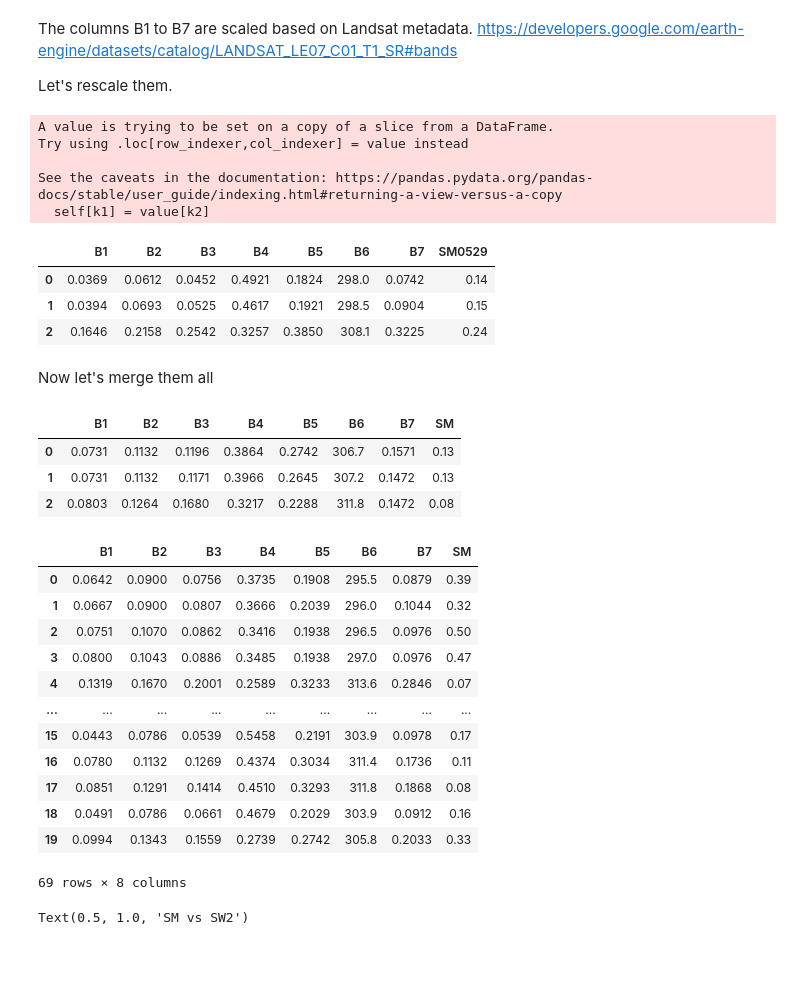
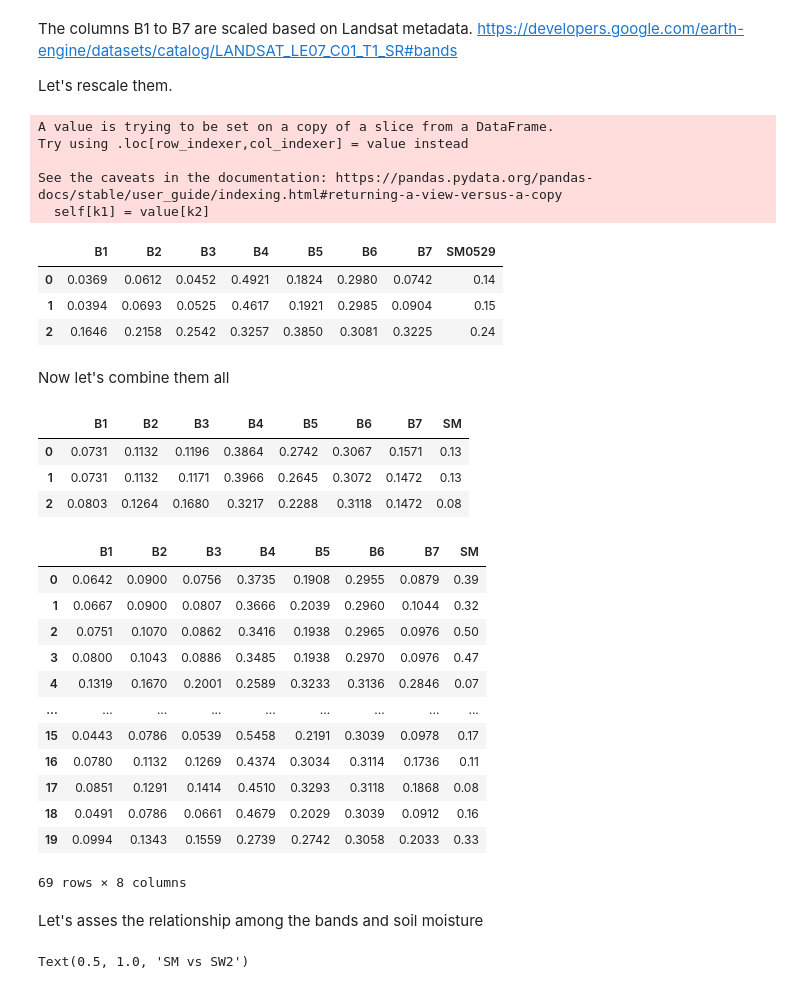
Before and after one commit to diviningwater/Machine-Learning-Applications-in-Remote-Sensing-Data, a Jupyter notebook: DSAW Application 1 Step 2.ipynb, the cells around one changed output. Cells and saved outputs as stored; diff of their text form; code cells hidden in the pictures; blank space fills up the shorter version.

```diff
--- a/DSAW Application 1 Step 2.ipynb
+++ b/DSAW Application 1 Step 2.ipynb
@@ -72,30 +72,30 @@ The columns B1 to B7 are scaled based on Landsat metadata. https://developers.go
 Let's rescale them.
 # %%
 landsat7_may_13_sm_pixels[['B1','B2','B3','B4','B5','B7']] =landsat7_may_13_sm_pixels[['B1','B2','B3','B4','B5','B7']].multiply(0.0001, axis="index")
-landsat7_may_13_sm_pixels[['B6']] =landsat7_may_13_sm_pixels[['B6']].multiply(0.1, axis="index")
+landsat7_may_13_sm_pixels[['B6']] =landsat7_may_13_sm_pixels[['B6']].multiply(0.0001, axis="index")
 
 landsat7_may_29_sm_pixels[['B1','B2','B3','B4','B5','B7']] =landsat7_may_29_sm_pixels[['B1','B2','B3','B4','B5','B7']].multiply(0.0001, axis="index")
-landsat7_may_29_sm_pixels[['B6']] =landsat7_may_29_sm_pixels[['B6']].multiply(0.1, axis="index")
+landsat7_may_29_sm_pixels[['B6']] =landsat7_may_29_sm_pixels[['B6']].multiply(0.0001, axis="index")
 
 landsat7_jun_14_sm_pixels[['B1','B2','B3','B4','B5','B7']] =landsat7_jun_14_sm_pixels[['B1','B2','B3','B4','B5','B7']].multiply(0.0001, axis="index")
-landsat7_jun_14_sm_pixels[['B6']] =landsat7_jun_14_sm_pixels[['B6']].multiply(0.1, axis="index")
+landsat7_jun_14_sm_pixels[['B6']] =landsat7_jun_14_sm_pixels[['B6']].multiply(0.0001, axis="index")
 
 landsat7_jun_30_sm_pixels[['B1','B2','B3','B4','B5','B7']] =landsat7_jun_30_sm_pixels[['B1','B2','B3','B4','B5','B7']].multiply(0.0001, axis="index")
-landsat7_jun_30_sm_pixels[['B6']] =landsat7_jun_30_sm_pixels[['B6']].multiply(0.1, axis="index")
+landsat7_jun_30_sm_pixels[['B6']] =landsat7_jun_30_sm_pixels[['B6']].multiply(0.0001, axis="index")
 
 landsat7_may_29_sm_pixels.head(3)
 # %% [output]
 A value is trying to be set on a copy of a slice from a DataFrame.
 Try using .loc[row_indexer,col_indexer] = value instead
 
 See the caveats in the documentation: https://pandas.pydata.org/pandas-docs/stable/user_guide/indexing.html#returning-a-view-versus-a-copy
   self[k1] = value[k2]
 |  | B1 | B2 | B3 | B4 | B5 | B6 | B7 | SM0529 |
-| 0 | 0.0369 | 0.0612 | 0.0452 | 0.4921 | 0.1824 | 298.0 | 0.0742 | 0.14 |
-| 1 | 0.0394 | 0.0693 | 0.0525 | 0.4617 | 0.1921 | 298.5 | 0.0904 | 0.15 |
-| 2 | 0.1646 | 0.2158 | 0.2542 | 0.3257 | 0.3850 | 308.1 | 0.3225 | 0.24 |
+| 0 | 0.0369 | 0.0612 | 0.0452 | 0.4921 | 0.1824 | 0.2980 | 0.0742 | 0.14 |
+| 1 | 0.0394 | 0.0693 | 0.0525 | 0.4617 | 0.1921 | 0.2985 | 0.0904 | 0.15 |
+| 2 | 0.1646 | 0.2158 | 0.2542 | 0.3257 | 0.3850 | 0.3081 | 0.3225 | 0.24 |
 # %% [markdown]
-Now let's merge them all
+Now let's combine them all
 # %%
 sm_data_may_13 = landsat7_may_13_sm_pixels.rename({'SM0513': 'SM'}, axis=1)
 
@@ -108,9 +108,9 @@ sm_data_jun_30 = landsat7_jun_30_sm_pixels.rename({'SM0630': 'SM'}, axis=1)
 sm_data_jun_30.head(3)
 # %% [output]
 |  | B1 | B2 | B3 | B4 | B5 | B6 | B7 | SM |
-| 0 | 0.0731 | 0.1132 | 0.1196 | 0.3864 | 0.2742 | 306.7 | 0.1571 | 0.13 |
-| 1 | 0.0731 | 0.1132 | 0.1171 | 0.3966 | 0.2645 | 307.2 | 0.1472 | 0.13 |
-| 2 | 0.0803 | 0.1264 | 0.1680 | 0.3217 | 0.2288 | 311.8 | 0.1472 | 0.08 |
+| 0 | 0.0731 | 0.1132 | 0.1196 | 0.3864 | 0.2742 | 0.3067 | 0.1571 | 0.13 |
+| 1 | 0.0731 | 0.1132 | 0.1171 | 0.3966 | 0.2645 | 0.3072 | 0.1472 | 0.13 |
+| 2 | 0.0803 | 0.1264 | 0.1680 | 0.3217 | 0.2288 | 0.3118 | 0.1472 | 0.08 |
 # %%
 sm=pd.concat([sm_data_may_13,sm_data_may_29])
 sm=pd.concat([sm,sm_data_jun_14])
@@ -119,18 +119,20 @@ sm=pd.concat([sm,sm_data_jun_30])
 sm
 # %% [output]
 |  | B1 | B2 | B3 | B4 | B5 | B6 | B7 | SM |
-| 0 | 0.0642 | 0.0900 | 0.0756 | 0.3735 | 0.1908 | 295.5 | 0.0879 | 0.39 |
-| 1 | 0.0667 | 0.0900 | 0.0807 | 0.3666 | 0.2039 | 296.0 | 0.1044 | 0.32 |
-| 2 | 0.0751 | 0.1070 | 0.0862 | 0.3416 | 0.1938 | 296.5 | 0.0976 | 0.50 |
-| 3 | 0.0800 | 0.1043 | 0.0886 | 0.3485 | 0.1938 | 297.0 | 0.0976 | 0.47 |
-| 4 | 0.1319 | 0.1670 | 0.2001 | 0.2589 | 0.3233 | 313.6 | 0.2846 | 0.07 |
+| 0 | 0.0642 | 0.0900 | 0.0756 | 0.3735 | 0.1908 | 0.2955 | 0.0879 | 0.39 |
+| 1 | 0.0667 | 0.0900 | 0.0807 | 0.3666 | 0.2039 | 0.2960 | 0.1044 | 0.32 |
+| 2 | 0.0751 | 0.1070 | 0.0862 | 0.3416 | 0.1938 | 0.2965 | 0.0976 | 0.50 |
+| 3 | 0.0800 | 0.1043 | 0.0886 | 0.3485 | 0.1938 | 0.2970 | 0.0976 | 0.47 |
+| 4 | 0.1319 | 0.1670 | 0.2001 | 0.2589 | 0.3233 | 0.3136 | 0.2846 | 0.07 |
 | ... | ... | ... | ... | ... | ... | ... | ... | ... |
-| 15 | 0.0443 | 0.0786 | 0.0539 | 0.5458 | 0.2191 | 303.9 | 0.0978 | 0.17 |
-| 16 | 0.0780 | 0.1132 | 0.1269 | 0.4374 | 0.3034 | 311.4 | 0.1736 | 0.11 |
-| 17 | 0.0851 | 0.1291 | 0.1414 | 0.4510 | 0.3293 | 311.8 | 0.1868 | 0.08 |
-| 18 | 0.0491 | 0.0786 | 0.0661 | 0.4679 | 0.2029 | 303.9 | 0.0912 | 0.16 |
-| 19 | 0.0994 | 0.1343 | 0.1559 | 0.2739 | 0.2742 | 305.8 | 0.2033 | 0.33 |
+| 15 | 0.0443 | 0.0786 | 0.0539 | 0.5458 | 0.2191 | 0.3039 | 0.0978 | 0.17 |
+| 16 | 0.0780 | 0.1132 | 0.1269 | 0.4374 | 0.3034 | 0.3114 | 0.1736 | 0.11 |
+| 17 | 0.0851 | 0.1291 | 0.1414 | 0.4510 | 0.3293 | 0.3118 | 0.1868 | 0.08 |
+| 18 | 0.0491 | 0.0786 | 0.0661 | 0.4679 | 0.2029 | 0.3039 | 0.0912 | 0.16 |
+| 19 | 0.0994 | 0.1343 | 0.1559 | 0.2739 | 0.2742 | 0.3058 | 0.2033 | 0.33 |
 69 rows × 8 columns
+# %% [markdown]
+Let's asses the relationship among the bands and soil moisture
 # %%
 import matplotlib.pyplot as plt
 
```
Also changed, not shown: parts of 13 cells of this notebook, 4 other files.
